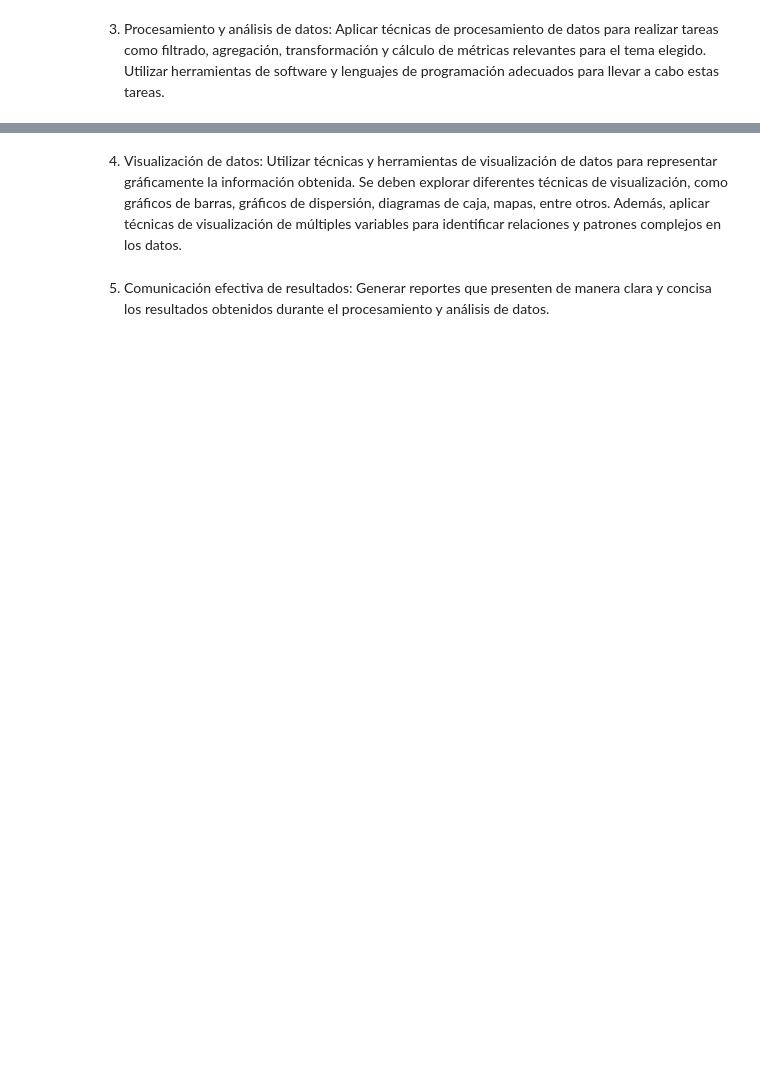
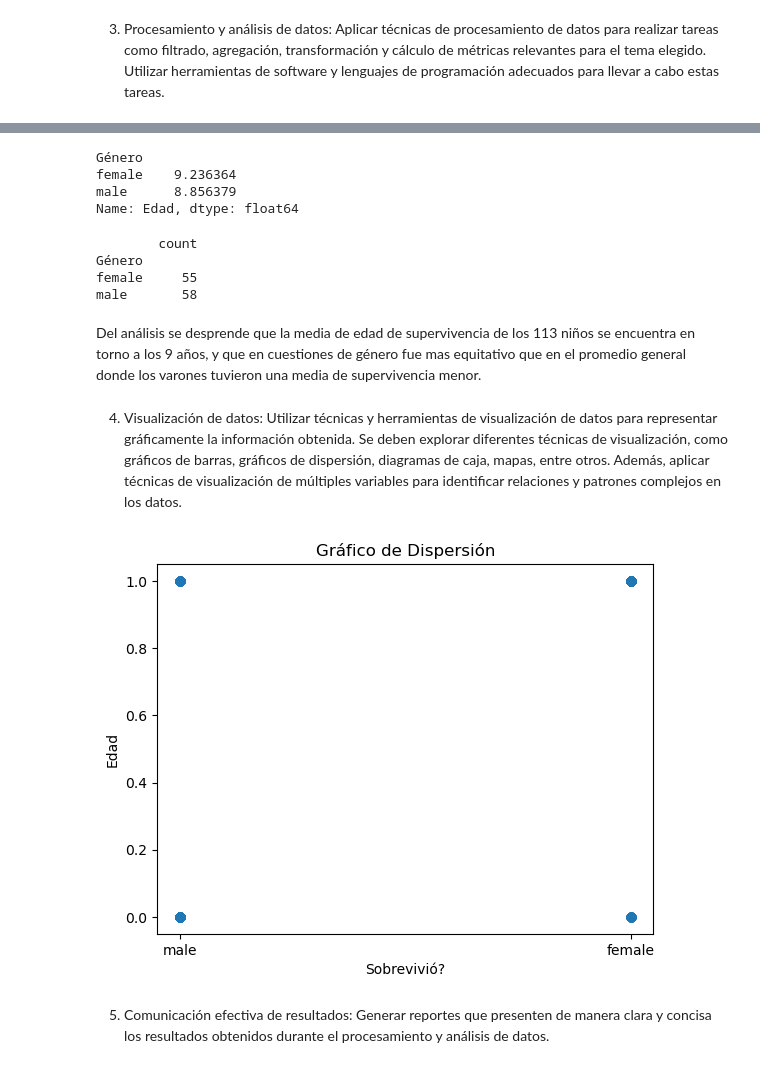
Before and after one commit to sosarodrigox/grupo16_ProcesamientoDeDatos, a Jupyter notebook: Code/Grupo_16_ProyectoFinal.ipynb, the cells around one changed output, grey strips where cells are left out. Cells and saved outputs as stored; diff of their text form; code cells hidden in the pictures; blank space fills up the shorter version.

```diff
--- a/Code/Grupo_16_ProyectoFinal.ipynb
+++ b/Code/Grupo_16_ProyectoFinal.ipynb
@@ -30,7 +25,15 @@ import seaborn as sns
 import matplotlib.pyplot as plt #Gráficos
 
 #Importamos los datasets ubicados en /Datasets utilizando pandas:
-data = pd.read_csv('/content/drive/MyDrive/Colab Notebooks/Procesamiento de Datos/PROYECTO ISPC/grupo16_ProcesamientoDeDatos/Datasets/train.csv')
+
+#Importar datos a colab:
+#from google.colab import drive
+#drive.mount('/content/drive')
+#data = pd.read_csv('/content/drive/MyDrive/Colab Notebooks/Procesamiento de Datos/PROYECTO ISPC/grupo16_ProcesamientoDeDatos/Datasets/train.csv')
+
+#Importar dataset local:
+data = pd.read_csv('../Datasets/train.csv')
+
 
 #Utilizamos head para ver los primeros 10 filas del conjunto de datos y evaluar como está constituido:
 data.head(10)
@@ -321,4 +345,38 @@ sns.countplot(data=data, x='Edad')
+# %%
+#Agregación de datos 1:
+# Calcular la media de una columna agrupada por otra columna
+grouped_data_1 = filtered_data.groupby('Género')['Edad'].mean()
+print(grouped_data_1)
+# %% [output]
+Género
+female    9.236364
+male      8.856379
+Name: Edad, dtype: float64
+# %%
+#Agregación de datos 2:
+# Calcular la suma y el conteo de una columna agrupada por otra columna
+grouped_data_2 = filtered_data.groupby('Género')['Edad'].agg(['count'])
+print(grouped_data_2)
+# %% [output]
+        count
+Género
+female     55
+male       58
+# %% [markdown]
+Del análisis se desprende que la media de edad de supervivencia de los 113 niños se encuentra en torno a los 9 años, y que en cuestiones de género fue mas equitativo que en el promedio general donde los varones tuvieron una media de supervivencia menor.
 # %% [markdown]
 4) Visualización de datos: Utilizar técnicas y herramientas de visualización de datos para representar gráficamente la información obtenida. Se deben explorar diferentes técnicas de visualización, como gráficos de barras, gráficos de dispersión, diagramas de caja, mapas, entre otros. Además, aplicar técnicas de visualización de múltiples variables para identificar relaciones y patrones complejos en los datos.
+# %%
+#Gráfico de dispersión:
+plt.scatter(data['Género'], data['Sobrevivió?'])
+
+plt.xlabel('Sobrevivió?')
+plt.ylabel('Edad')
+plt.title('Gráfico de Dispersión')
+
+# Mostrar el gráfico
+plt.show()
+# %% [output]
+[figure, added]
 # %% [markdown]
 5) Comunicación efectiva de resultados: Generar reportes que presenten de manera clara y concisa los resultados obtenidos durante el procesamiento y análisis de datos.
```
Also changed, not shown: parts of 10 cells of this notebook.
